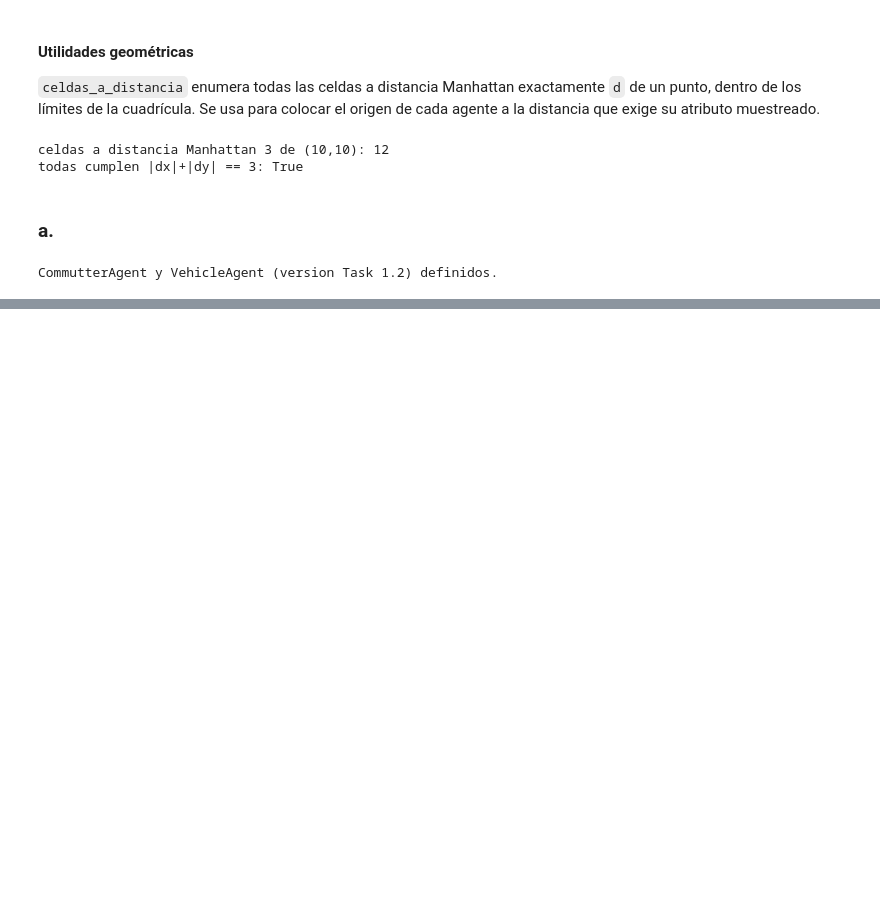
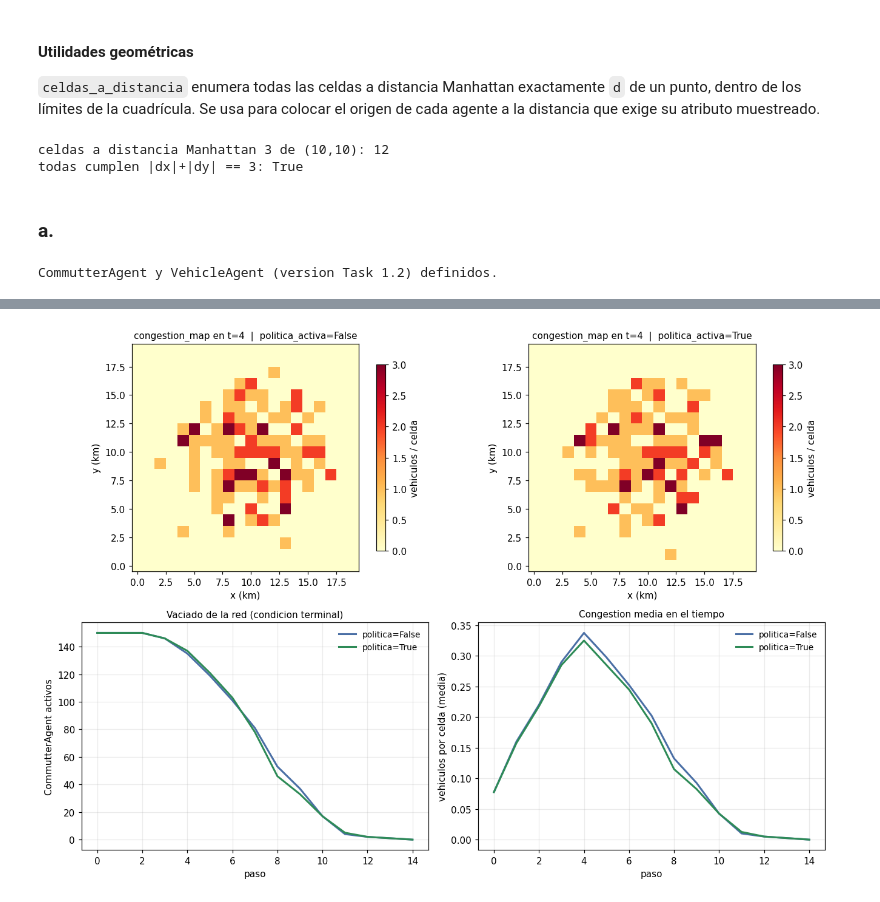
Before and after one commit to Branuvg/lab4_modsim, a Jupyter notebook: abm_bicicletas.ipynb, the cells around one changed output, grey strips where cells are left out. Drawn from its saved outputs; the diff is of its cells as text; code cells hidden in the pictures; blank space fills up the shorter version.

Commit message:
Task 1.2.b: congestion_map y corrida de escenarios

```diff
--- a/abm_bicicletas.ipynb
+++ b/abm_bicicletas.ipynb
@@ -736,0 +894,40 @@ CommutterAgent y VehicleAgent (version Task 1.2) definidos.
+# %%
+fig, axes = plt.subplots(2, 2, figsize=(12, 8.5), dpi=110)
+
+# mapas de congestion en el paso pico
+for j, pol in enumerate((False, True)):
+    m = resultados[pol]
+    t_pico = int(np.argmax([h["cong_media"] for h in m.historial]))
+    mm = UrbanMobilityModel(politica_activa=pol, seed=SEED)
+    for _ in range(t_pico + 1):
+        mm.step()
+    ax = axes[0, j]
+    im = ax.imshow(mm.congestion_map.T, origin="lower", cmap="YlOrRd",
+                   vmin=0, vmax=CAP_CELDA)
+    ax.set_title(f"congestion_map en t={t_pico}  |  politica_activa={pol}", fontsize=10)
+    ax.set_xlabel("x (km)"); ax.set_ylabel("y (km)")
+    fig.colorbar(im, ax=ax, shrink=0.82, label="vehiculos / celda")
+
+# agentes activos
+ax = axes[1, 0]
+for pol, col in ((False, "#4a6fa5"), (True, "#2e8b57")):
+    h = resultados[pol].historial
+    ax.plot([x["t"] for x in h], [x["activos"] for x in h], lw=2, color=col,
+            label=f"politica={pol}")
+ax.set_xlabel("paso"); ax.set_ylabel("CommutterAgent activos")
+ax.set_title("Vaciado de la red (condicion terminal)", fontsize=10)
+ax.legend(frameon=False, fontsize=9); ax.grid(alpha=0.25)
+
+# congestion en el tiempo
+ax = axes[1, 1]
+for pol, col in ((False, "#4a6fa5"), (True, "#2e8b57")):
+    h = resultados[pol].historial
+    ax.plot([x["t"] for x in h], [x["cong_media"] for x in h], lw=2, color=col,
+            label=f"politica={pol}")
+ax.set_xlabel("paso"); ax.set_ylabel("vehiculos por celda (media)")
+ax.set_title("Congestion media en el tiempo", fontsize=10)
+ax.legend(frameon=False, fontsize=9); ax.grid(alpha=0.25)
+
+fig.tight_layout(); plt.show()
+# %% [output]
+[figure, added]
```
Also changed, not shown: parts of 4 cells of this notebook.
